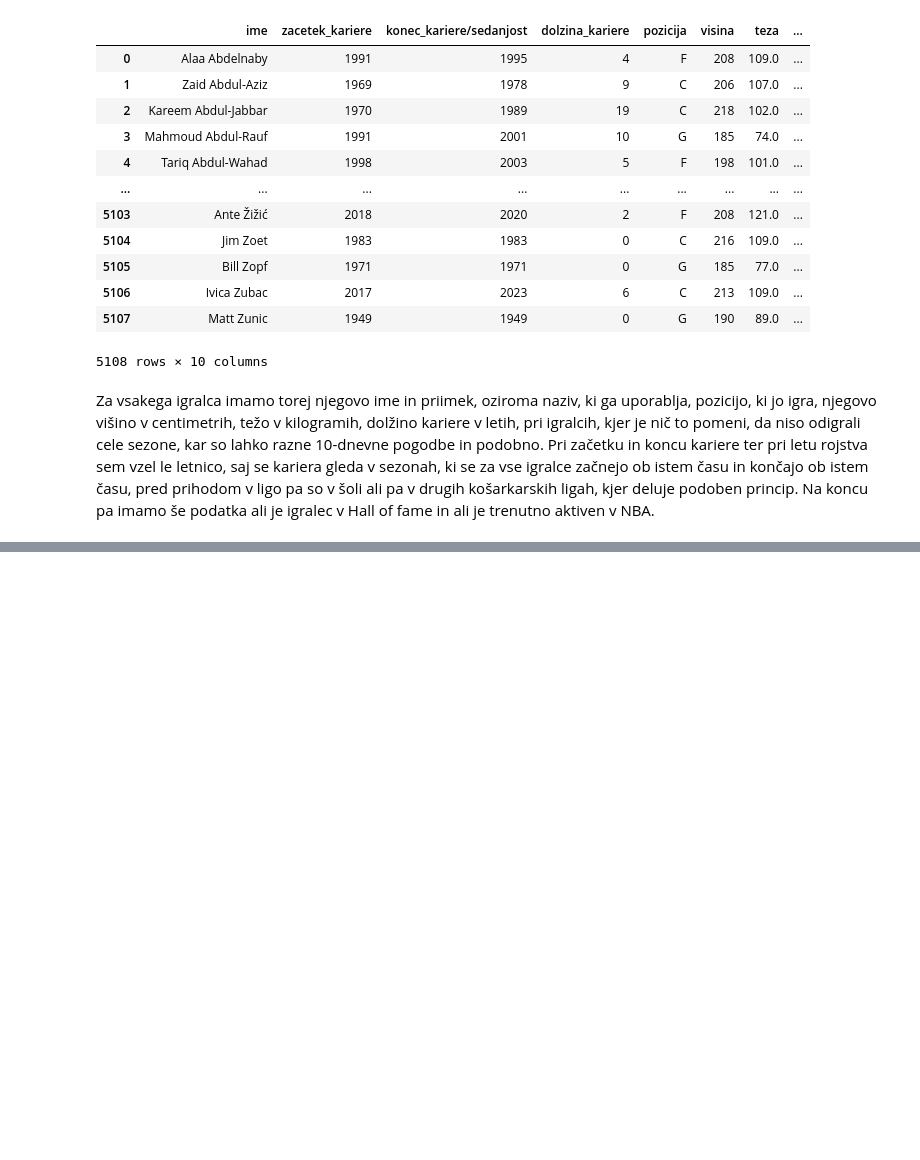
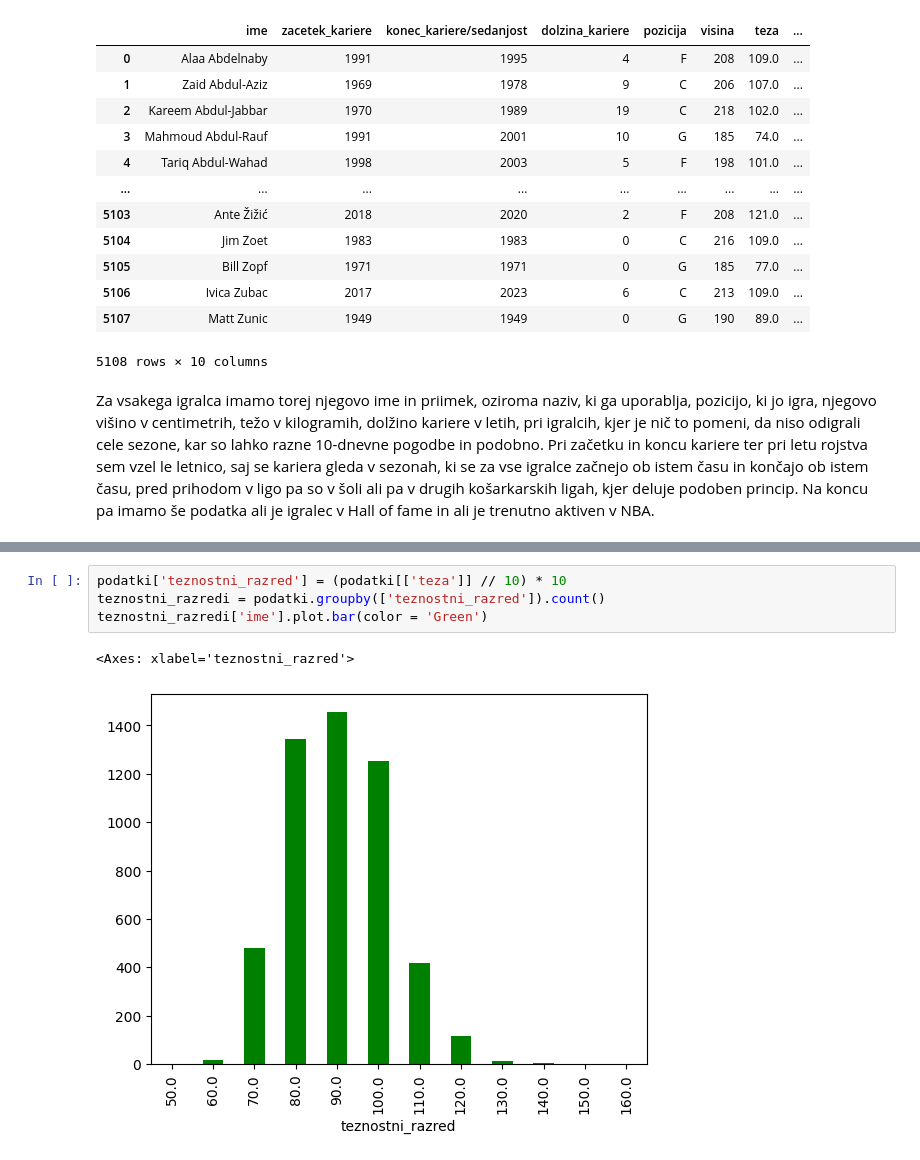
Before and after one commit to zigamazej/Projektna_naloga-UVP, a Jupyter notebook: Analiza.ipynb, the cells around one changed output, grey strips where cells are left out. Saved outputs shown, nothing was run; the diff lists cells and outputs as text; blank space fills up the shorter version.

```diff
--- a/Analiza.ipynb
+++ b/Analiza.ipynb
@@ -63,0 +108,7 @@ Za vsakega igralca imamo torej njegovo ime in priimek, oziroma naziv, ki ga upor
+# %%
+podatki['teznostni_razred'] = (podatki[['teza']] // 10) * 10
+teznostni_razredi = podatki.groupby(['teznostni_razred']).count()
+teznostni_razredi['ime'].plot.bar(color = 'Green')
+# %% [output]
+<Axes: xlabel='teznostni_razred'>
+[figure, added]
```
Also changed, not shown: parts of 49 cells of this notebook, 2 other files.
